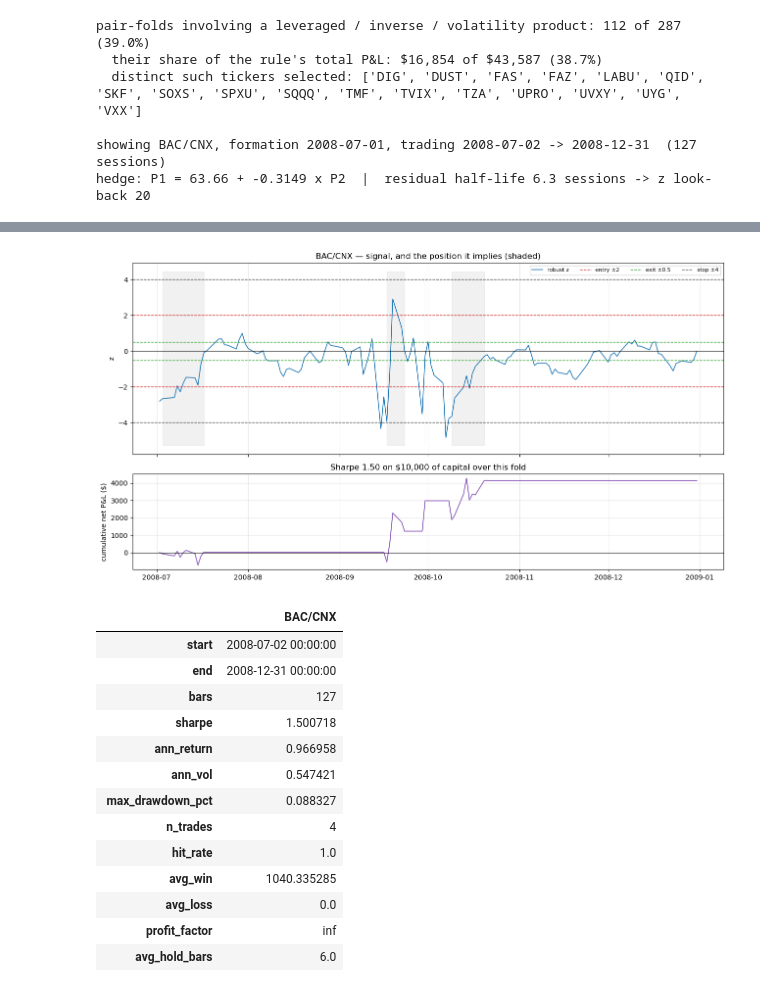
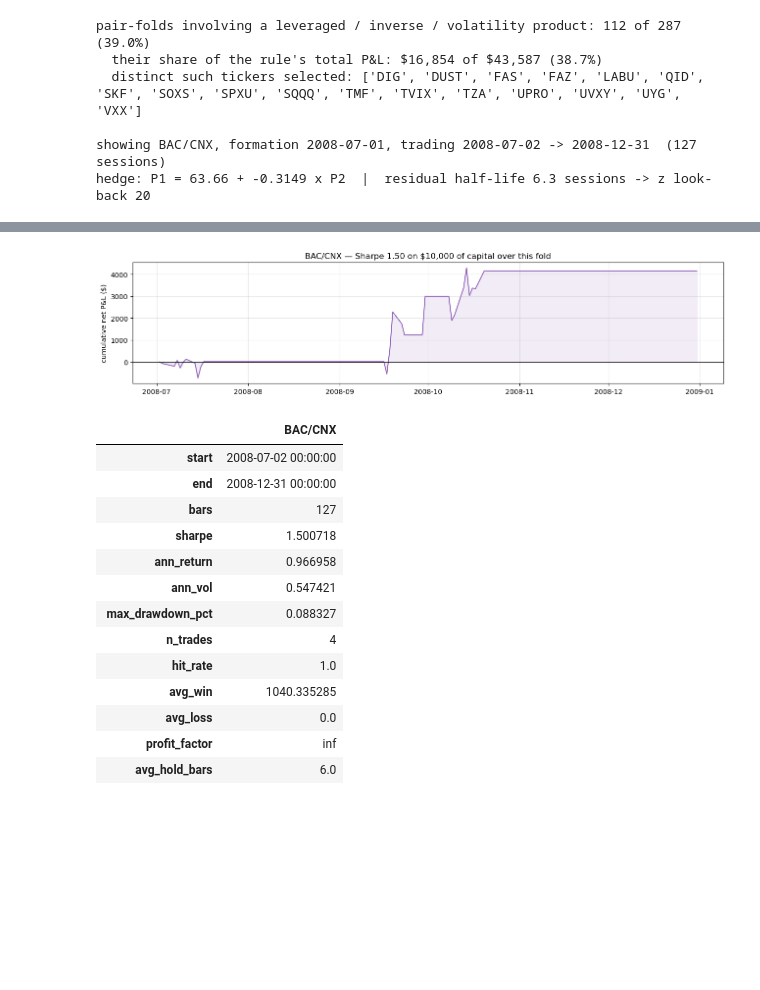
Before and after one commit to mengrenman/dynamic-hedge-pairs-trading, a Jupyter notebook: notebooks/pairs_trading_09_daily_portfolio.ipynb, the cells around one changed output, grey strips where cells are left out. Saved outputs shown, nothing was run; the diff lists cells and outputs as text; code cells hidden in the pictures; blank space fills up the shorter version.

```diff
--- a/notebooks/pairs_trading_09_daily_portfolio.ipynb
+++ b/notebooks/pairs_trading_09_daily_portfolio.ipynb
@@ -358,25 +358,15 @@ plot_pair_legs_with_trades(states[["P1", "P2"]], sig, label1=t1, label2=t2,
-# %%
-# 2) the z-score that produced them, with the entry/exit/stop bands, and 3) the equity curve
-fig, ax = plt.subplots(2, 1, figsize=(13, 7), sharex=True,
-                       gridspec_kw={"height_ratios": [2, 1]})
-ax[0].plot(sig.index, sig["z"], lw=1.2, color="tab:blue", label="robust z")
-for lv, c, lab in ((Z_ENTRY, "tab:red", "entry ±2"), (Z_EXIT, "tab:green", "exit ±0.5"),
-                   (Z_STOP, "0.3", "stop ±4")):
-    ax[0].axhline(lv, color=c, ls="--", lw=1, label=lab); ax[0].axhline(-lv, color=c, ls="--", lw=1)
-ax[0].axhline(0, color="k", lw=0.8)
-inpos = sig["pos"].ne(0)
-ax[0].fill_between(sig.index, ax[0].get_ylim()[0], ax[0].get_ylim()[1], where=inpos,
-                   color="0.85", alpha=0.35, step="mid")
-ax[0].set_ylabel("z"); ax[0].legend(ncol=4, fontsize=8)
-ax[0].set_title(f"{t1}/{t2} — signal, and the position it implies (shaded)")
-
-eq = daily["pnl_net"].cumsum()
-ax[1].plot(eq.index, eq, lw=1.4, color="tab:purple")
-ax[1].axhline(0, color="k", lw=0.8); ax[1].set_ylabel("cumulative net P&L ($)")
-ax[1].set_title(f"Sharpe {summ['sharpe']:.2f} on ${CAP:,} of capital over this fold")
-plt.tight_layout(); plt.show()
-# %% [output]
-[figure, removed]
+# %%
+# the equity curve for the same fold
+fig, ax = plt.subplots(figsize=(13, 3.2))
+eq = daily["pnl_net"].cumsum()
+ax.plot(eq.index, eq, lw=1.4, color="tab:purple")
+ax.fill_between(eq.index, 0, eq, color="tab:purple", alpha=0.12)
+ax.axhline(0, color="k", lw=0.8)
+ax.set_ylabel("cumulative net P&L ($)")
+ax.set_title(f"{t1}/{t2} — Sharpe {summ['sharpe']:.2f} on ${CAP:,} of capital over this fold")
+plt.tight_layout(); plt.show()
+# %% [output]
+[figure, added]
 # %%
 # 4) the performance summary, the same fields notebook 02 reports
 keys = ["start", "end", "bars", "sharpe", "ann_return", "ann_vol", "max_drawdown_pct",
```
Also changed, not shown: parts of 2 cells of this notebook, 4 other files.
